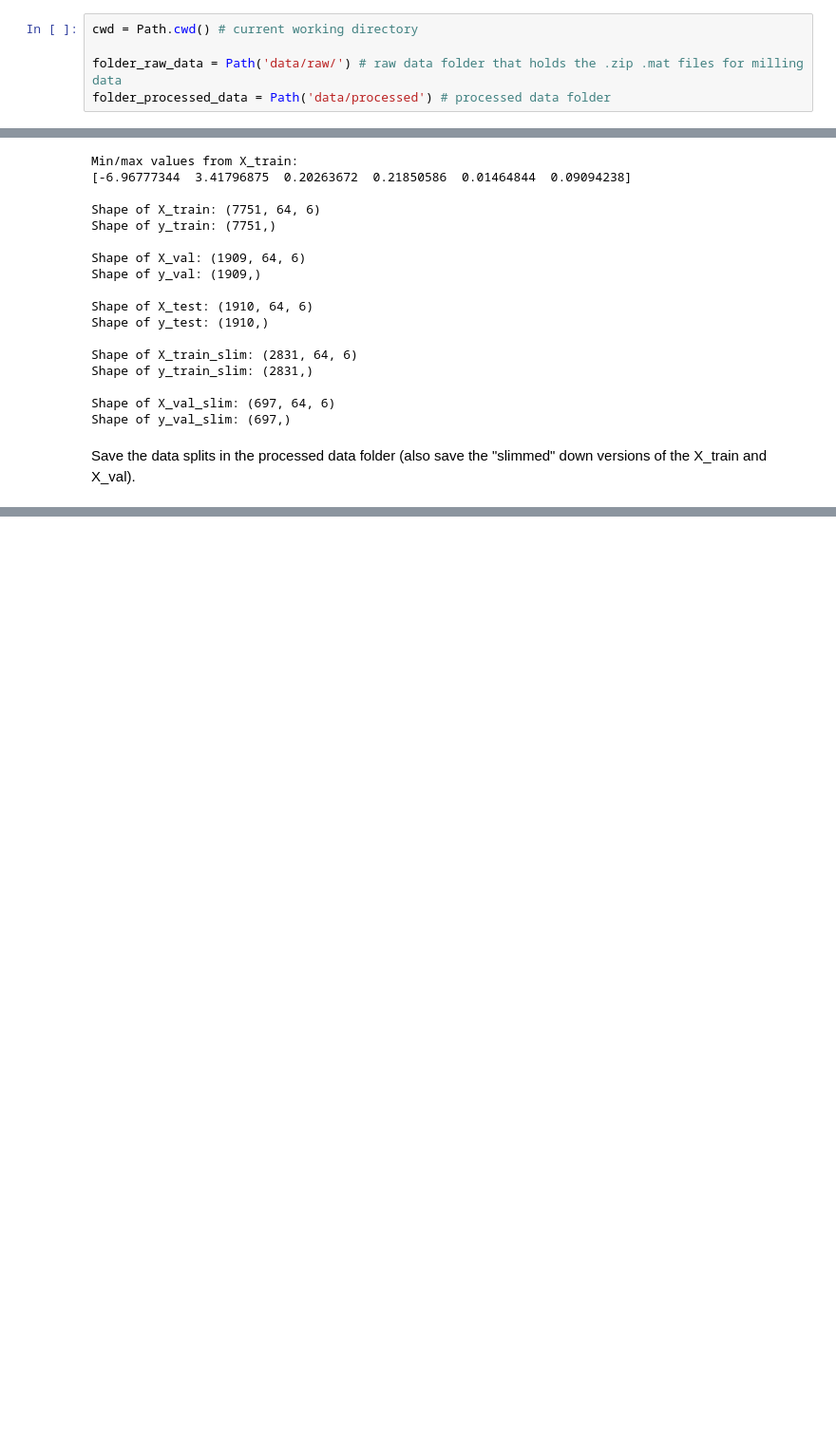
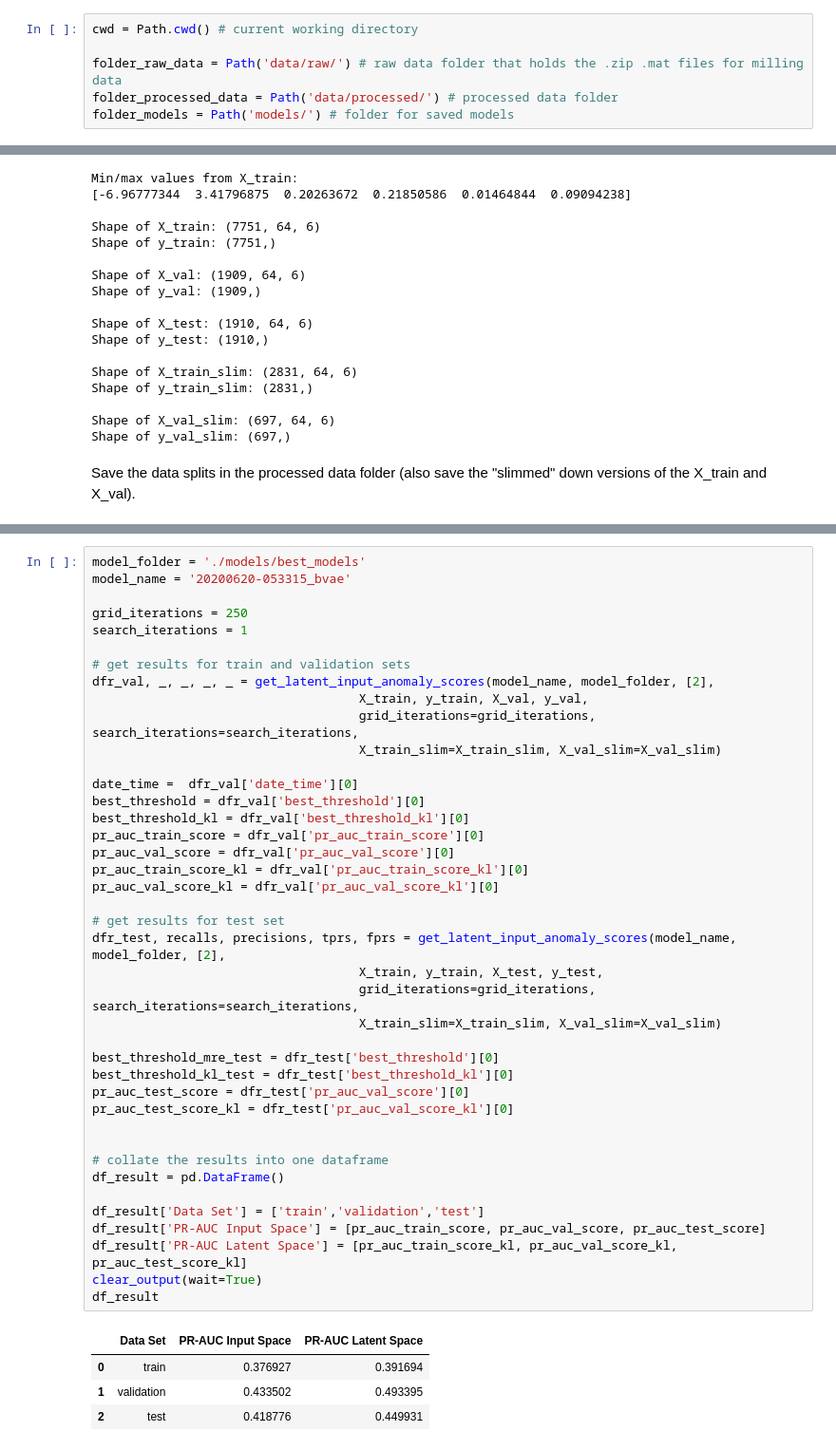
Before and after one commit to tvhahn/ml-tool-wear, a Jupyter notebook: 1.0-data-pipeline.ipynb, the cells around one changed output, grey strips where cells are left out. Shown: that part at 95% size. Drawn from its saved outputs; the diff is of its cells as text; blank space fills up the shorter version.

```diff
--- a/1.0-data-pipeline.ipynb
+++ b/1.0-data-pipeline.ipynb
@@ -21,7 +49,8 @@ Prepare the notebook by downloading the milling data file and other important fi
 cwd = Path.cwd() # current working directory
 
 folder_raw_data = Path('data/raw/') # raw data folder that holds the .zip .mat files for milling data
-folder_processed_data = Path('data/processed') # processed data folder
+folder_processed_data = Path('data/processed/') # processed data folder
+folder_models = Path('models/') # folder for saved models
 # %%
 # if the the raw data folder does not exist, then you are likely
 # in a google colab environment. In that case, we will create the
@@ -423,0 +1148,46 @@ with h5py.File("data/processed/y_val_slim.hdf5", "w") as f:
+# %%
+model_folder = './models/best_models'
+model_name = '20200620-053315_bvae'
+
+grid_iterations = 250
+search_iterations = 1
+
+# get results for train and validation sets
+dfr_val, _, _, _, _ = get_latent_input_anomaly_scores(model_name, model_folder, [2],
+                                    X_train, y_train, X_val, y_val,
+                                    grid_iterations=grid_iterations, search_iterations=search_iterations,
+                                    X_train_slim=X_train_slim, X_val_slim=X_val_slim)
+
+date_time =  dfr_val['date_time'][0]
+best_threshold = dfr_val['best_threshold'][0]
+best_threshold_kl = dfr_val['best_threshold_kl'][0]
+pr_auc_train_score = dfr_val['pr_auc_train_score'][0]
+pr_auc_val_score = dfr_val['pr_auc_val_score'][0]
+pr_auc_train_score_kl = dfr_val['pr_auc_train_score_kl'][0]
+pr_auc_val_score_kl = dfr_val['pr_auc_val_score_kl'][0]
+
+# get results for test set
+dfr_test, recalls, precisions, tprs, fprs = get_latent_input_anomaly_scores(model_name, model_folder, [2],
+                                    X_train, y_train, X_test, y_test,
+                                    grid_iterations=grid_iterations, search_iterations=search_iterations,
+                                    X_train_slim=X_train_slim, X_val_slim=X_val_slim)
+
+best_threshold_mre_test = dfr_test['best_threshold'][0]
+best_threshold_kl_test = dfr_test['best_threshold_kl'][0]
+pr_auc_test_score = dfr_test['pr_auc_val_score'][0]
+pr_auc_test_score_kl = dfr_test['pr_auc_val_score_kl'][0]
+
+
+# collate the results into one dataframe
+df_result = pd.DataFrame()
+
+df_result['Data Set'] = ['train','validation','test']
+df_result['PR-AUC Input Space'] = [pr_auc_train_score, pr_auc_val_score, pr_auc_test_score]
+df_result['PR-AUC Latent Space'] = [pr_auc_train_score_kl, pr_auc_val_score_kl, pr_auc_test_score_kl]
+clear_output(wait=True)
+df_result
+# %% [output]
+|  | Data Set | PR-AUC Input Space | PR-AUC Latent Space |
+| 0 | train | 0.376927 | 0.391694 |
+| 1 | validation | 0.433502 | 0.493395 |
+| 2 | test | 0.418776 | 0.449931 |
```
Also changed, not shown: parts of 29 cells of this notebook, 2 other files.
